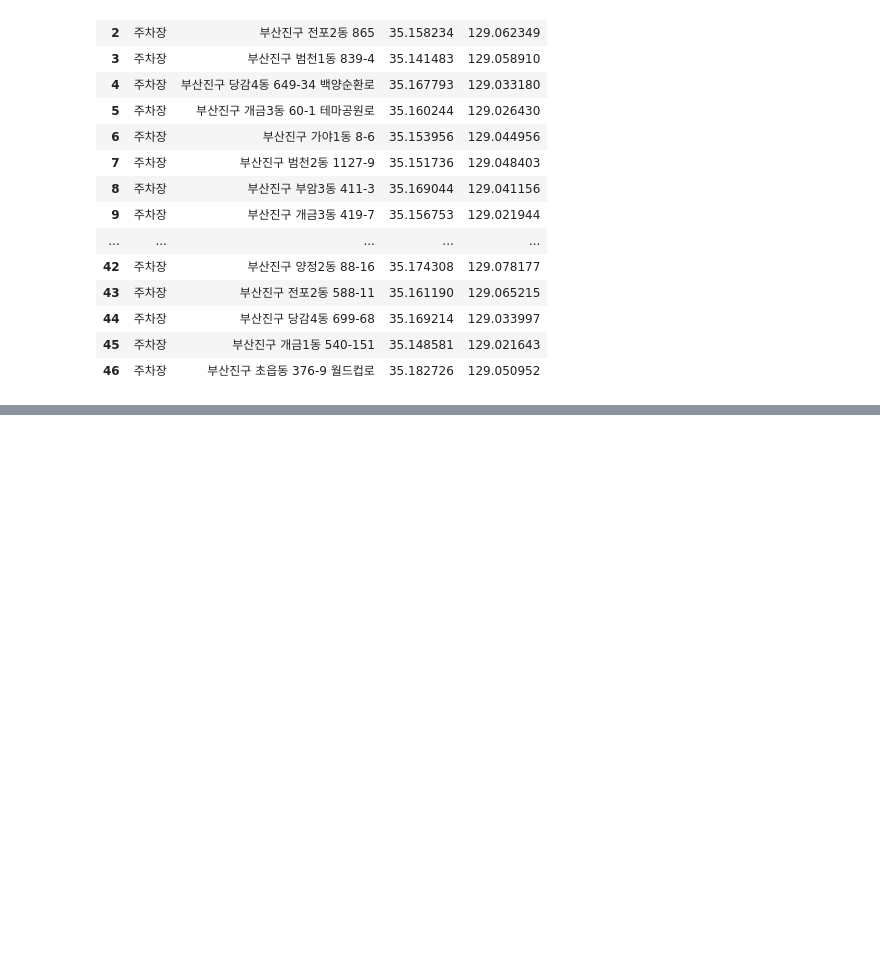
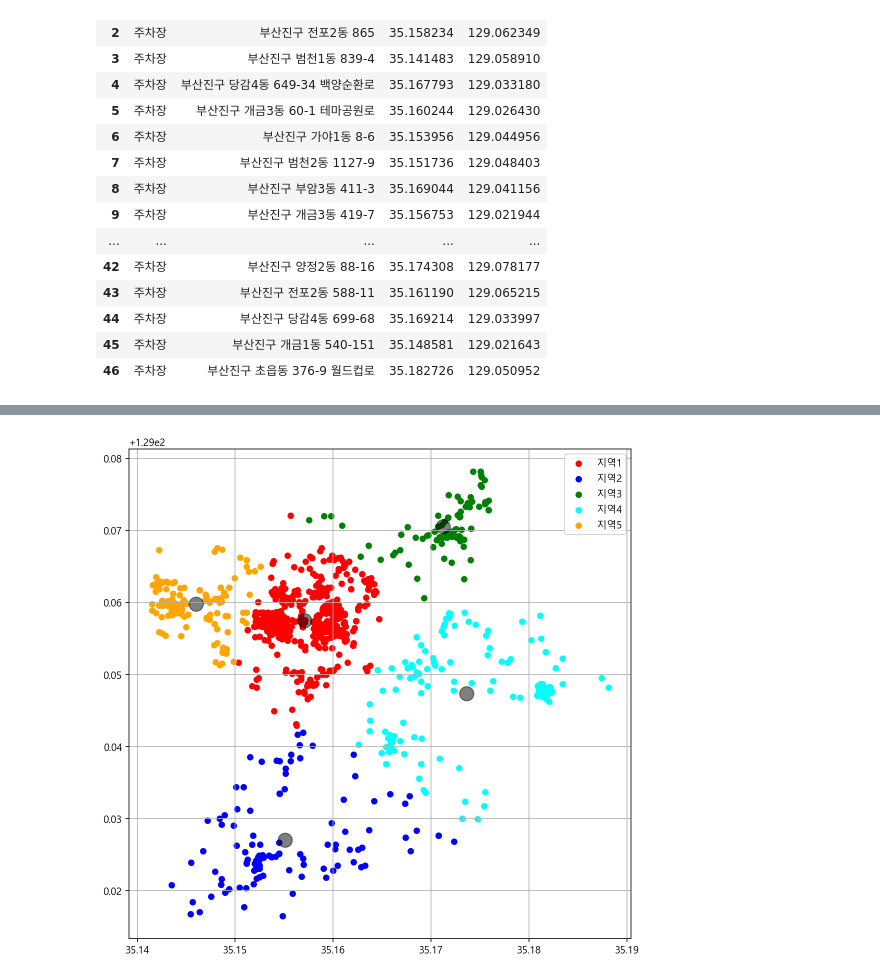
Before and after one commit to Hu-GE2022/artData, a Jupyter notebook: Clustering.ipynb, the cells around one changed output, grey strips where cells are left out. Saved outputs shown, nothing was run; the diff lists cells and outputs as text; code cells hidden in the pictures; blank space fills up the shorter version.

Commit message:
kmeans

```diff
--- a/Clustering.ipynb
+++ b/Clustering.ipynb
@@ -802,0 +805,3 @@ map
+# %%
+df = pd.concat([apt_data_f_a2,accommodation_df,d, pub_df,parking_df],ignore_index=True)
+df
@@ -802,0 +822,24 @@ map
+# %%
+from sklearn.cluster import KMeans
+
+X = df.iloc[:,[2,3]].values
+kmeans = KMeans(n_clusters=5)
+kmeans.fit(X)
+y = kmeans.labels_
+y_kmeans = kmeans.predict(X)
+# %%
+plt.figure(figsize=(9,9))
+plt.scatter(X[y_kmeans ==0,0], X[y_kmeans ==0,1],s=30,c='red',label= '지역1')
+plt.scatter(X[y_kmeans ==1,0], X[y_kmeans ==1,1],s=30,c='blue',label= '지역2')
+plt.scatter(X[y_kmeans ==2,0], X[y_kmeans ==2,1],s=30,c='green',label= '지역3')
+plt.scatter(X[y_kmeans ==3,0], X[y_kmeans ==3,1],s=30,c='cyan',label= '지역4')
+plt.scatter(X[y_kmeans ==4,0], X[y_kmeans ==4,1],s=30,c='orange',label= '지역5')
+
+centers = kmeans.cluster_centers_
+plt.scatter(centers[:,0], centers[:,1], c='black', s=200,alpha=0.5)
+
+plt.legend()
+plt.grid()
+plt.show()
+# %% [output]
+[figure, added]
```
Also changed, not shown: parts of 6 cells of this notebook.
